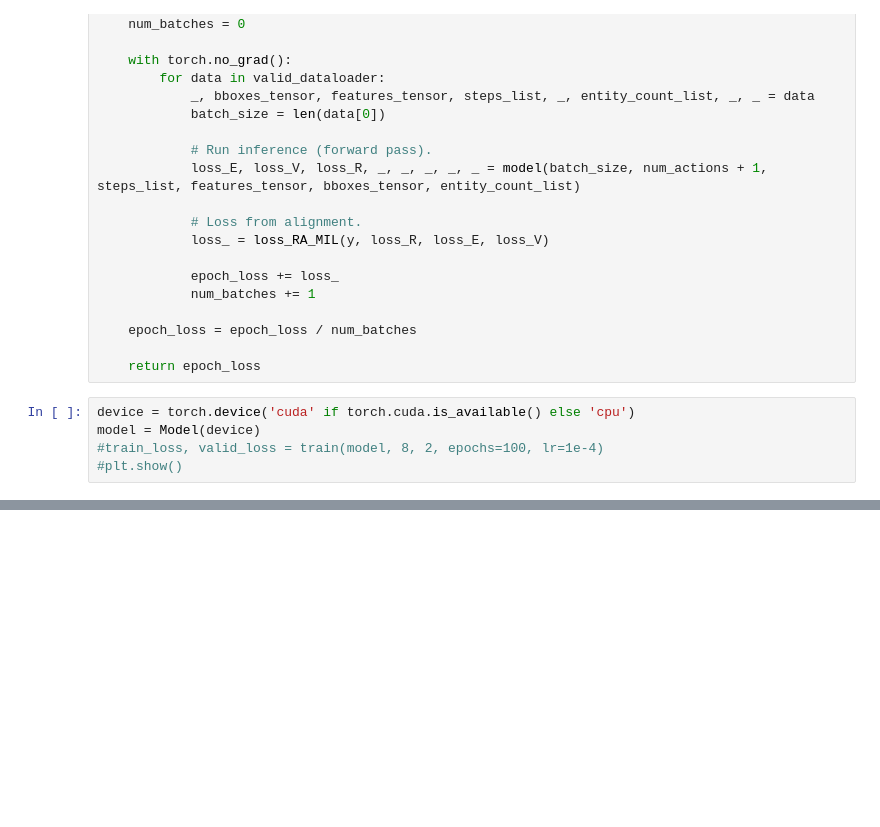
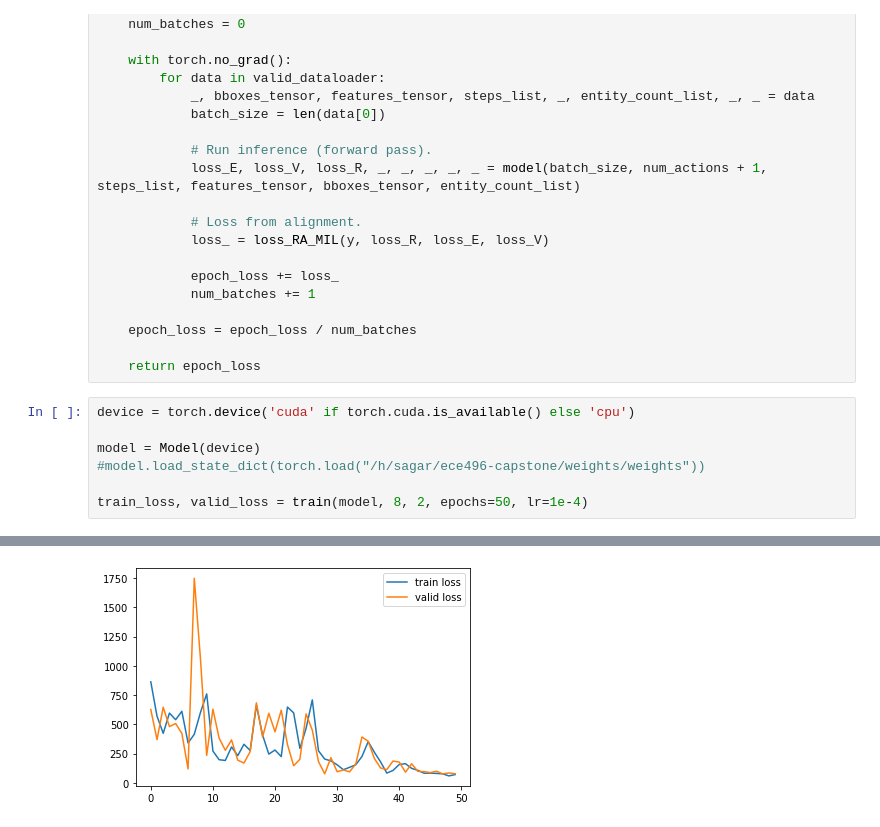
Before and after one commit to hasanmohsin/ece496-capstone, a Jupyter notebook: train/train.ipynb, the cells around one changed output, grey strips where cells are left out. Drawn from its saved outputs; the diff is of its cells as text; blank space fills up the shorter version.

Commit message:
Update training.

```diff
--- a/train/train.ipynb
+++ b/train/train.ipynb
@@ -95,6 +95,9 @@ def get_validation_loss(num_actions, y, valid_dataloader):
     return epoch_loss
 # %%
 device = torch.device('cuda' if torch.cuda.is_available() else 'cpu')
+
 model = Model(device)
-#train_loss, valid_loss = train(model, 8, 2, epochs=100, lr=1e-4)
-#plt.show()
+#model.load_state_dict(torch.load("/h/sagar/ece496-capstone/weights/weights"))
+
+train_loss, valid_loss = train(model, 8, 2, epochs=50, lr=1e-4)
+# %% [output]
@@ -100,0 +121 @@ model = Model(device)
+[figure, added]
```
Also changed, not shown: parts of 5 cells of this notebook.
